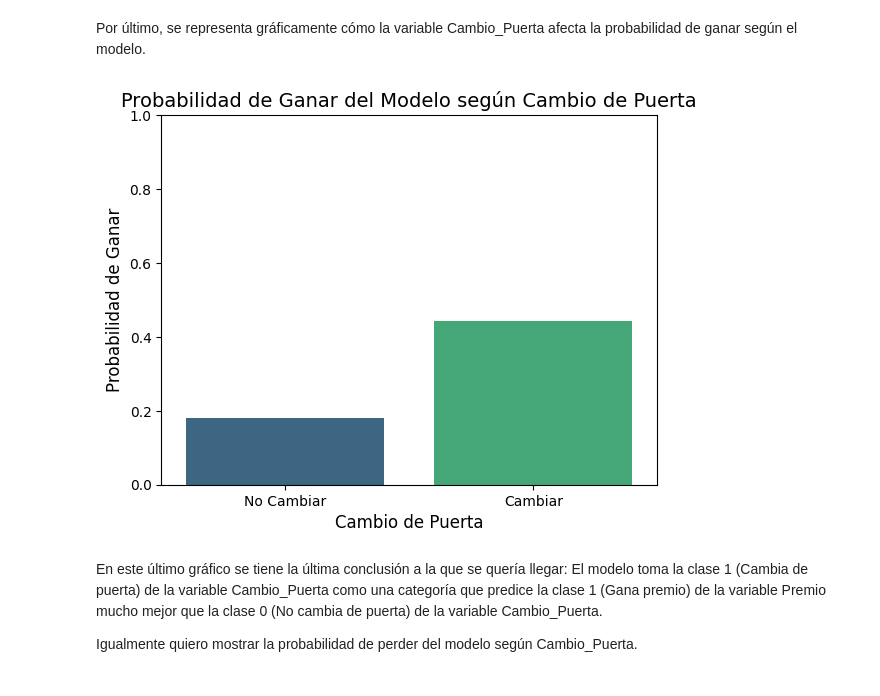
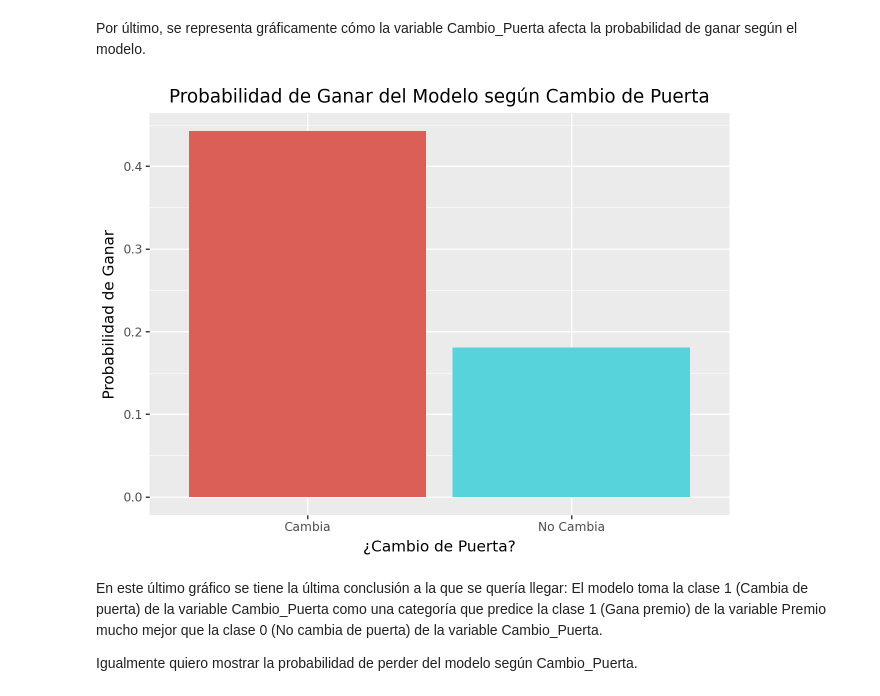
Before and after one commit to AlfonsoGuisado/Monty_Hall_Paradox, a Jupyter notebook: notebook/(Main) Monty Hall Paradox; Simulation & Predictive Modeling.ipynb, the cells around one changed output. Cells and saved outputs as stored; diff of their text form; code cells hidden in the pictures.

```diff
--- a/notebook/(Main) Monty Hall Paradox; Simulation & Predictive Modeling.ipynb
+++ b/notebook/(Main) Monty Hall Paradox; Simulation & Predictive Modeling.ipynb
@@ -234,23 +239,26 @@ Por último, se representa gráficamente cómo la variable Cambio_Puerta afecta
 # %%
 visualizacion_df_MH = pd.DataFrame({'Cambio_Puerta': X_test['Cambio_Puerta'],
                                    'Probabilidad_Predicha': y_prob})
+
+probabilidades_promedio = visualizacion_df_MH.groupby('Cambio_Puerta')['Probabilidad_Predicha'].mean().reset_index()
+
+probabilidades_promedio['Cambio_Puerta'] = probabilidades_promedio['Cambio_Puerta'].map({0: 'No Cambia', 1: 'Cambia'}).astype('category')
-# %%
-probabilidades_promedio = visualizacion_df_MH.groupby('Cambio_Puerta')['Probabilidad_Predicha'].mean()
-
-sns.barplot(x = probabilidades_promedio.index,
-            y = probabilidades_promedio.values,
-            palette ='viridis')
-
-plt.title('Probabilidad de Ganar del Modelo según Cambio de Puerta', fontsize = 14)
-plt.xlabel('Cambio de Puerta', fontsize = 12)
-plt.ylabel('Probabilidad de Ganar', fontsize = 12)
-plt.xticks([0, 1], labels=['No Cambiar', 'Cambiar'])
-plt.ylim(0, 1)
-
-plt.savefig("assets/winningCambio_Puerta.png", bbox_inches='tight')
-plt.show()
-# %% [output]
-[figure, removed]
+# %%
+p = (
+    ggplot(probabilidades_promedio, aes(x='Cambio_Puerta', y='Probabilidad_Predicha', fill='Cambio_Puerta')) +
+    geom_bar(stat='identity', show_legend=False) +
+    labs(
+        title='Probabilidad de Ganar del Modelo según Cambio de Puerta',
+        y='Probabilidad de Ganar',
+        x='¿Cambio de Puerta?'
+        )
+)
+
+# p.save("assets/prediction.png")
+
+p
+# %% [output]
+[figure, added]
 # %% [markdown]
 En este último gráfico se tiene la última conclusión a la que se quería llegar: El modelo toma la clase 1 (Cambia de puerta) de la variable Cambio_Puerta como una categoría que predice la clase 1 (Gana premio) de la variable Premio mucho mejor que la clase 0 (No cambia de puerta) de la variable Cambio_Puerta.
 
```
Also changed, not shown: parts of 11 cells of this notebook, 6 other files.
